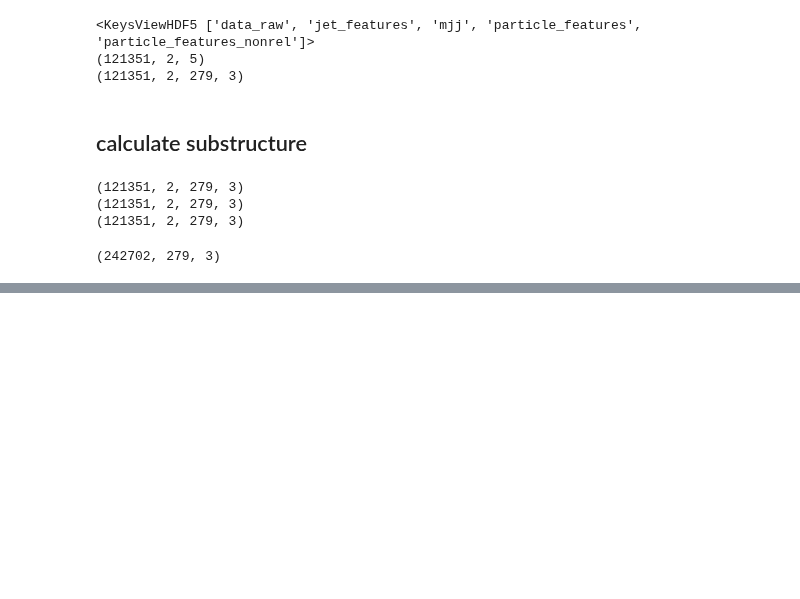
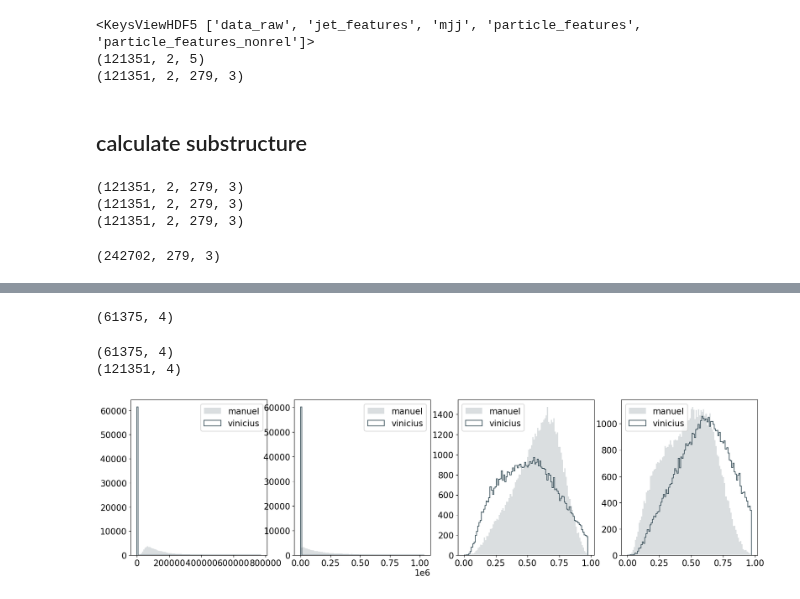
Before and after one commit to ewencedr/particle_fm, a Jupyter notebook: notebooks/28_highlevel_data.ipynb, the cells around one changed output, grey strips where cells are left out. Cells and saved outputs as stored; diff of their text form; code cells hidden in the pictures; blank space fills up the shorter version.

```diff
--- a/notebooks/28_highlevel_data.ipynb
+++ b/notebooks/28_highlevel_data.ipynb
@@ -140,0 +207,2 @@ KeyboardInterrupt:
+# %%
+cathode_data_v = get_cathode_data(particle_data_v, jet_features_v, tau_21_v)
@@ -140,0 +229,3 @@ KeyboardInterrupt:
+# %%
+data_path_manuel = "/beegfs/desy/user/sommerhm/clean_notebook_cathode/input_data/"
+innerdata_train = np.load(join(data_path_manuel, "innerdata_train.npy"))
@@ -140,0 +242,23 @@ KeyboardInterrupt:
+# %%
+data_manuel = innerdata_train[:,1:5]
+data_manuel[:,0] = data_manuel[:,0].copy() * 1000
+data_manuel[:,1] = data_manuel[:,1].copy() * 1000
+print(data_manuel.shape)
+# %% [output]
+(61375, 4)
+# %%
+print(data_manuel.shape)
+print(cathode_data_v.shape)
+cathode_data_v_plot = cathode_data_v[:len(data_manuel)]
+# %% [output]
+(61375, 4)
+(121351, 4)
+# %%
+fig, axs = plt.subplots(1, 4, figsize=(20, 5))
+for i, ax in enumerate(axs.flatten()):
+    hist = ax.hist(data_manuel[:, i], bins=100, alpha=0.5, label="manuel")
+    ax.hist(cathode_data_v_plot[:, i], bins=hist[1], label="vinicius", histtype="step")
+    ax.legend()
+plt.show()
+# %% [output]
+[figure, added]
```
Also changed, not shown: parts of 17 cells of this notebook.
